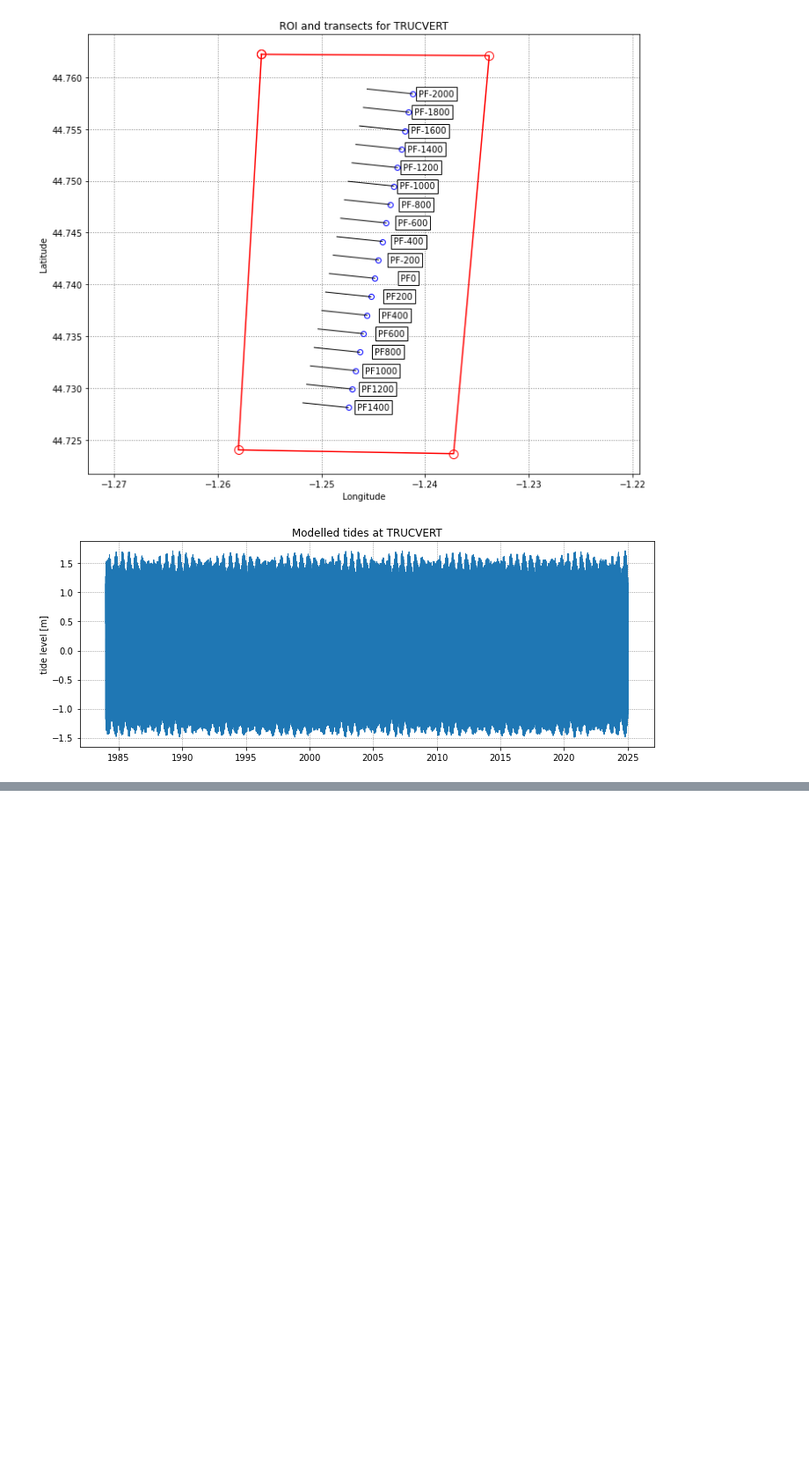
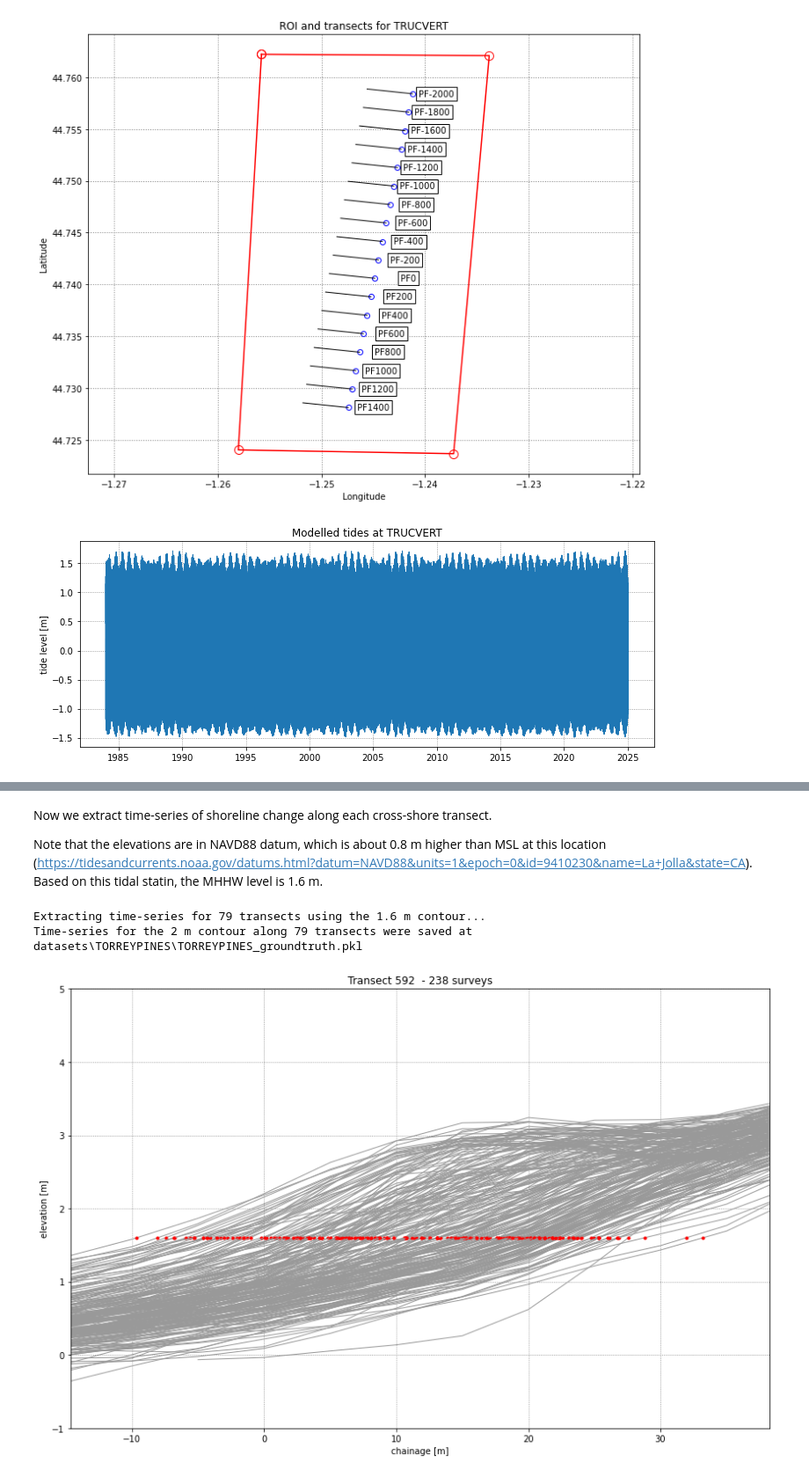
Before and after one commit to SatelliteShorelines/SDS_Benchmark, a Jupyter notebook: 1_preprocess_datasets.ipynb, the cells around one changed output, grey strips where cells are left out. Shown at 88% size. Saved outputs shown, nothing was run; the diff lists cells and outputs as text; code cells hidden in the pictures; blank space fills up the shorter version.

```diff
--- a/1_preprocess_datasets.ipynb
+++ b/1_preprocess_datasets.ipynb
@@ -531,8 +537,10 @@ for i in range(len(pf_names)):
 #         fig.savefig(os.path.join(fp_figs, 'transect_%s.jpg'%pf_names[i]), dpi=100)
 #         plt.close(fig)
 
-# save survey data
-with open(os.path.join(data_folder, 'TRUCVERT_groundtruth' + '.pkl'), 'wb') as f:
+# save time-series in a pickle file
+fp_save = os.path.join(data_folder, '%s_groundtruth.pkl'%sitename)
+with open(fp_save, 'wb') as f:
     pickle.dump(topo_profiles, f)
+print('Time-series for the %1.f m contour along %d transects were saved at %s'%(contour_level,len(pf_names),fp_save))
 # %% [output]
 Extracting time-series for 176 transects using the 1.0 m contour...
@@ -632,0 +708,70 @@ Plotted tide time-series
+# %% [markdown]
+Now we extract time-series of shoreline change along each cross-shore transect.
+
+Note that the elevations are in NAVD88 datum, which is about 0.8 m higher than MSL at this location (https://tidesandcurrents.noaa.gov/datums.html?datum=NAVD88&units=1&epoch=0&id=9410230&name=La+Jolla&state=CA). Based on this tidal statin, the MHHW level is 1.6 m.
+# %%
+# format the data by profile and not by date
+fp_figs = os.path.join(data_folder,'figs_topo')
+if not os.path.exists(fp_figs): os.makedirs(fp_figs)
+topo_profiles = dict([])
+pf_names = [str(int(survey_data[date_str]['y'][0,i])) for i in range(survey_data[date_str]['y'].shape[1])]
+n_surveys = np.zeros(len(pf_names))
+
+# select contour level to extract the shoreline time-series
+contour_level = 1.6 # in NAVD88 according to https://tidesandcurrents.noaa.gov/datums.html?datum=NAVD88&units=1&epoch=0&id=9410230&name=La+Jolla&state=CA
+
+print('Extracting time-series for %d transects using the %.1f m contour...'%(len(pf_names),contour_level))
+
+# select transect to plot for illustration
+transects_to_plot = ['592']
+# uncomment to plot all transects
+# transects_to_plot = pf_names
+for i in range(len(pf_names)):
+    topo_profiles[pf_names[i]] = {'dates':[],'chainages':[]}
+    # plot one of the profiles for illustration
+    if pf_names[i] in transects_to_plot:
+        fig, ax = plt.subplots(1,1,figsize=(12,8),tight_layout=True)
+        ax.grid(which='major', linestyle=':', color='0.5')
+    # loop through each survey and extract the contour
+    for n in list(survey_data.keys()):
+        survey = survey_data[n]
+        date = survey_data[n]['date']
+        chainages = survey['x'][:,i]
+        elevations = survey['elevation'][:,i]
+        # remove nans
+        idx_nan = np.isnan(elevations)
+        # if less than 5 survey points along the transect, skip it
+        if len(elevations) - sum(idx_nan) <= 5: continue
+        chainages = chainages[~idx_nan]
+        elevations = elevations[~idx_nan]
+        # use interpolation to extract the chainage at the contour level
+        f = interpolate.interp1d(elevations, chainages, bounds_error=False)
+        chainage_contour_level = float(f(contour_level))
+        topo_profiles[pf_names[i]]['chainages'].append(chainage_contour_level)
+        topo_profiles[pf_names[i]]['dates'].append(date)
+        if pf_names[i] in transects_to_plot:
+            ax.plot(chainages,elevations,'-',c='0.6',lw=1)
+            ax.plot(chainage_contour_level,contour_level,'r.')
+    # convert to np.array
+    topo_profiles[pf_names[i]]['chainages'] = np.array(topo_profiles[pf_names[i]]['chainages'])
+    n_surveys[i] = len(topo_profiles[pf_names[i]]['dates'])
+    if len(topo_profiles[pf_names[i]]['dates']) == 0:
+        topo_profiles.pop(pf_names[i])
+        continue
+    if pf_names[i] in transects_to_plot:
+        ax.set(title = 'Transect %s  - %d surveys'%(pf_names[i],len(topo_profiles[pf_names[i]]['dates'])),
+               xlabel='chainage [m]', ylabel='elevation [m]', ylim=[-1,5],
+               xlim=[np.nanmin(topo_profiles[pf_names[i]]['chainages'])-5,
+                     np.nanmax(topo_profiles[pf_names[i]]['chainages'])+5])
+        # fig.savefig(os.path.join(fp_figs, 'transect_%s.jpg'%pf_names[i]), dpi=100)
+        # plt.close(plt.gcf())
+
+# save time-series in a pickle file
+fp_save = os.path.join(data_folder, '%s_groundtruth.pkl'%sitename)
+with open(fp_save, 'wb') as f:
+    pickle.dump(topo_profiles, f)
+print('Time-series for the %1.f m contour along %d transects were saved at %s'%(contour_level,len(pf_names),fp_save))
+# %% [output]
+Extracting time-series for 79 transects using the 1.6 m contour...
+Time-series for the 2 m contour along 79 transects were saved at datasets\TORREYPINES\TORREYPINES_groundtruth.pkl
+[figure, added]
```
Also changed, not shown: parts of 18 cells of this notebook, 3 other files.
